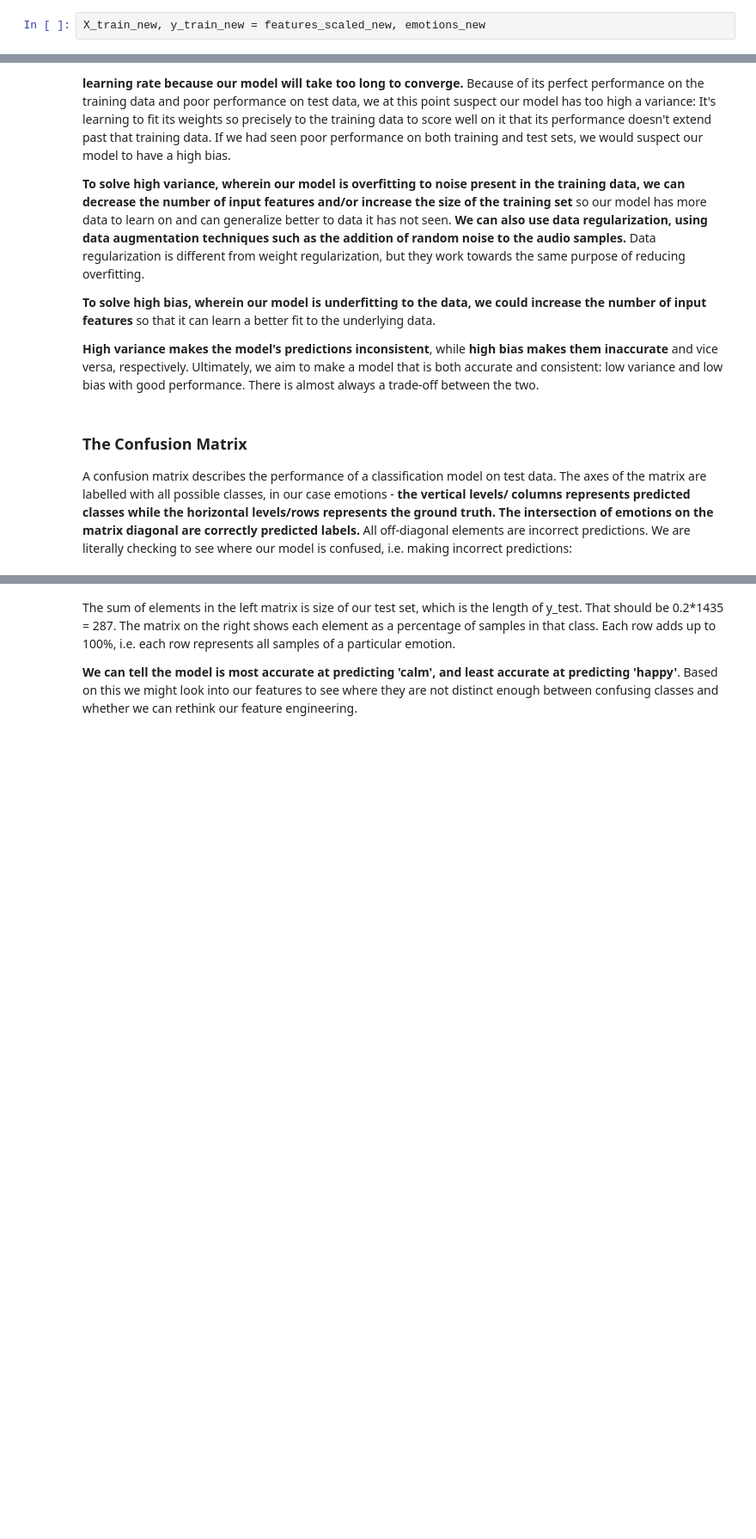
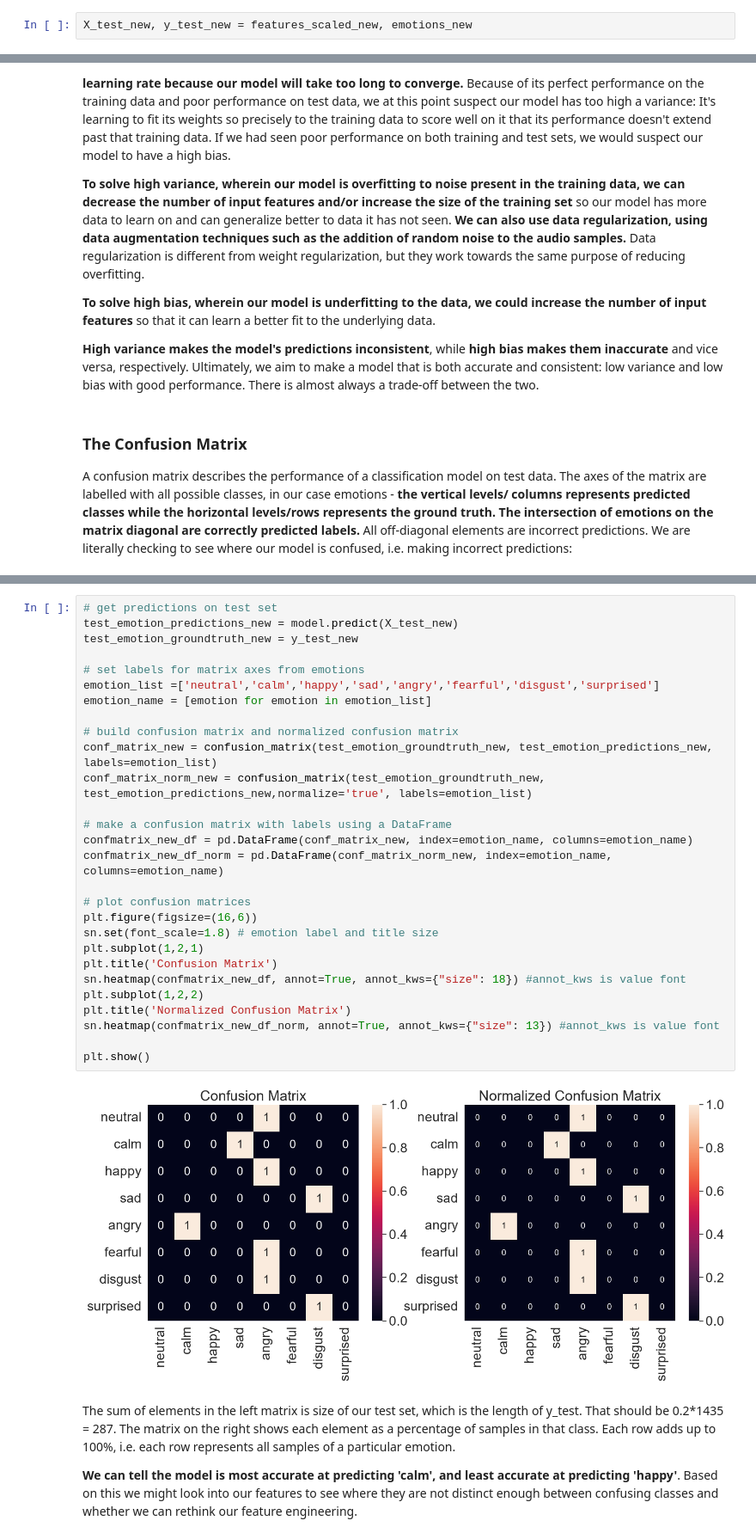
Before and after one commit to daffodilho/Week4-NeuralNetworks, a Jupyter notebook: updated_week4_neural_networks.ipynb, the cells around one changed output, grey strips where cells are left out. Shown at 86% size. Drawn from its saved outputs; the diff is of its cells as text; blank space fills up the shorter version.

```diff
--- a/updated_week4_neural_networks.ipynb
+++ b/updated_week4_neural_networks.ipynb
@@ -609,7 +608,7 @@ We can now initialize our MLP model with the best hyperparameters for the task o
 # %% [markdown]
 ## Training and Evaluating the MLP Model
 # %%
-X_train_new, y_train_new = features_scaled_new, emotions_new
+X_test_new, y_test_new = features_scaled_new, emotions_new
 # %%
 # Now we know best parameters from the Hyperparameter tuning
 # We can use them for the final model
@@ -694,3 +696,33 @@ plt.show()
+# %%
+# get predictions on test set
+test_emotion_predictions_new = model.predict(X_test_new)
+test_emotion_groundtruth_new = y_test_new
+
+# set labels for matrix axes from emotions
+emotion_list =['neutral','calm','happy','sad','angry','fearful','disgust','surprised']
+emotion_name = [emotion for emotion in emotion_list]
+
+# build confusion matrix and normalized confusion matrix
+conf_matrix_new = confusion_matrix(test_emotion_groundtruth_new, test_emotion_predictions_new, labels=emotion_list)
+conf_matrix_norm_new = confusion_matrix(test_emotion_groundtruth_new, test_emotion_predictions_new,normalize='true', labels=emotion_list)
+
+# make a confusion matrix with labels using a DataFrame
+confmatrix_new_df = pd.DataFrame(conf_matrix_new, index=emotion_name, columns=emotion_name)
+confmatrix_new_df_norm = pd.DataFrame(conf_matrix_norm_new, index=emotion_name, columns=emotion_name)
+
+# plot confusion matrices
+plt.figure(figsize=(16,6))
+sn.set(font_scale=1.8) # emotion label and title size
+plt.subplot(1,2,1)
+plt.title('Confusion Matrix')
+sn.heatmap(confmatrix_new_df, annot=True, annot_kws={"size": 18}) #annot_kws is value font
+plt.subplot(1,2,2)
+plt.title('Normalized Confusion Matrix')
+sn.heatmap(confmatrix_new_df_norm, annot=True, annot_kws={"size": 13}) #annot_kws is value font
+
+plt.show()
+# %% [output]
+[figure, added]
 # %% [markdown]
 The sum of elements in the left matrix is size of our test set, which is the length of y_test. That should be 0.2*1435 = 287. The matrix on the right shows each element as a percentage of samples in that class. Each row adds up to 100%, i.e. each row represents all samples of a particular emotion.
 
```
Also changed, not shown: parts of 5 cells of this notebook.
